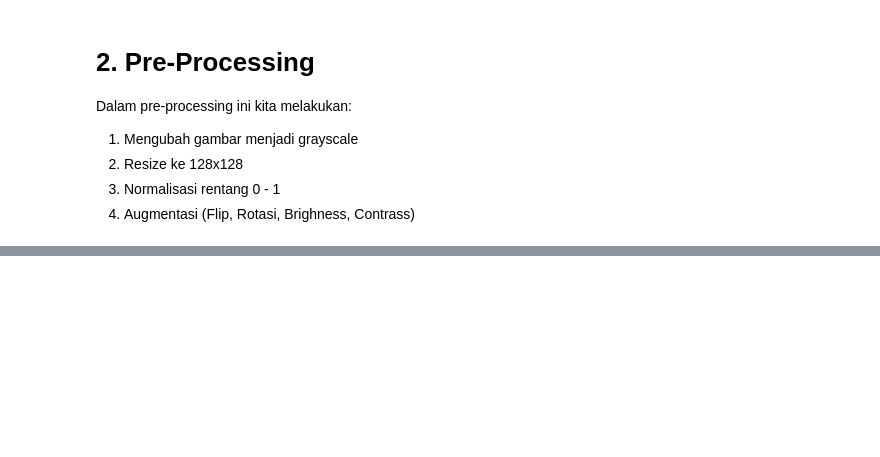
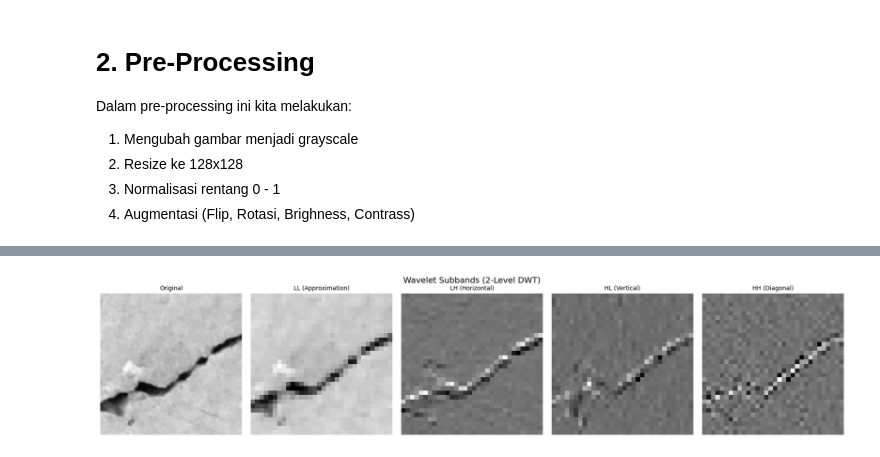
Before and after one commit to Devaaldo/Krak.AI, a Jupyter notebook: crack-detection.ipynb, the cells around one changed output, grey strips where cells are left out. Saved outputs shown, nothing was run; the diff lists cells and outputs as text; code cells hidden in the pictures; blank space fills up the shorter version.

```diff
--- a/crack-detection.ipynb
+++ b/crack-detection.ipynb
@@ -96,0 +193,22 @@ print(f'Shape: {imgs.shape} | Range: [{imgs.min():.2f}, {imgs.max():.2f}] | Labe
+# %%
+sample_img = Image.open(X_train[0])
+sample_tensor = val_test_transform(sample_img)  # [1, 128, 128]
+sample_wavelet = apply_dwt(sample_tensor)        # [4, 32, 32]
+
+fig, axes = plt.subplots(1, 5, figsize=(18, 4))
+fig.suptitle('Wavelet Subbands (2-Level DWT)', fontsize=14)
+
+axes[0].imshow(sample_tensor.squeeze(0), cmap='gray')
+axes[0].set_title('Original', fontsize=10)
+axes[0].axis('off')
+
+subband_names = ['LL (Approximation)', 'LH (Horizontal)', 'HL (Vertical)', 'HH (Diagonal)']
+for i, name in enumerate(subband_names):
+    axes[i+1].imshow(sample_wavelet[i], cmap='gray')
+    axes[i+1].set_title(name, fontsize=10)
+    axes[i+1].axis('off')
+
+plt.tight_layout()
+plt.show()
+# %% [output]
+[figure, added]
```
Also changed, not shown: parts of 7 cells of this notebook.
